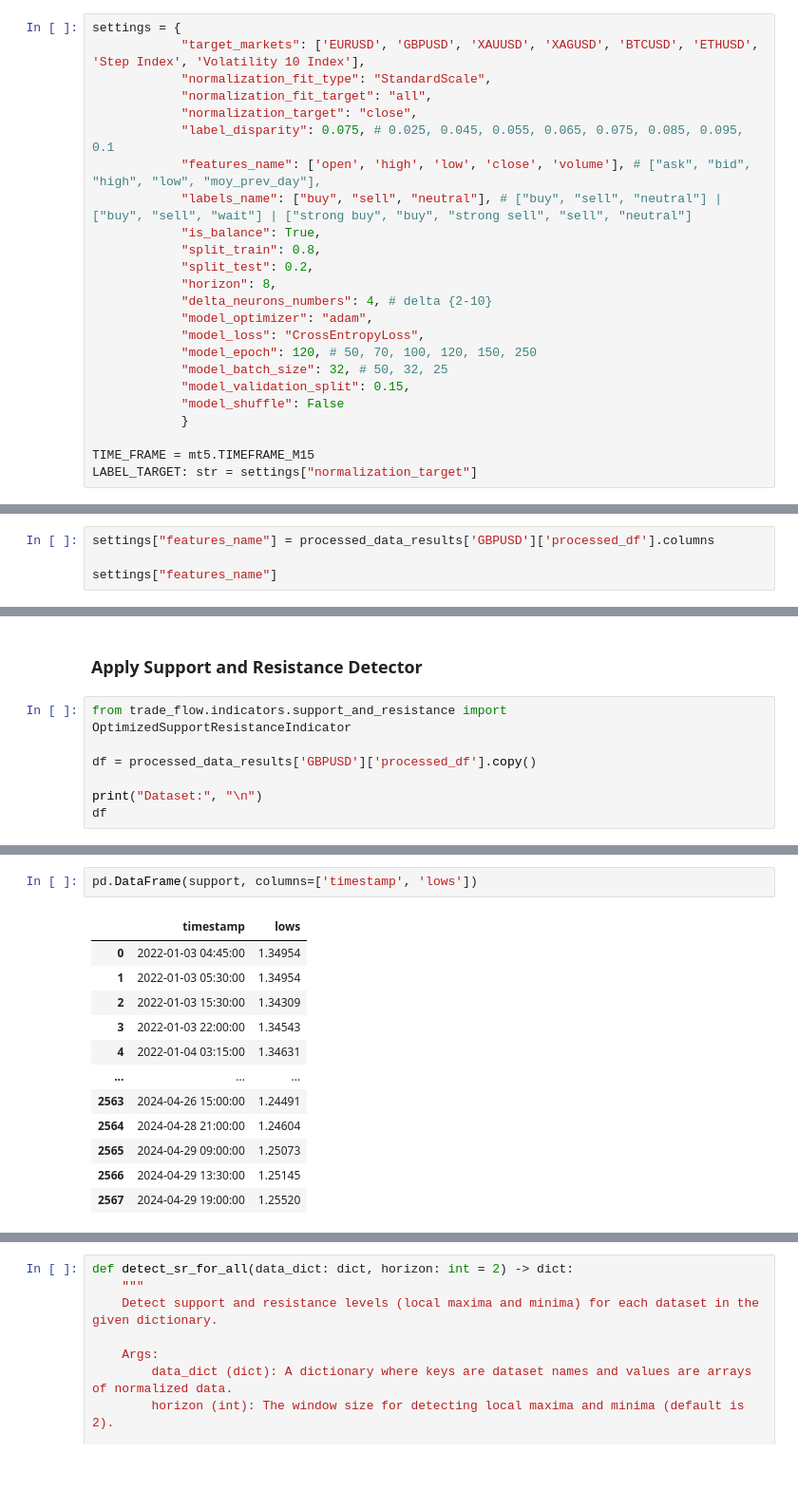
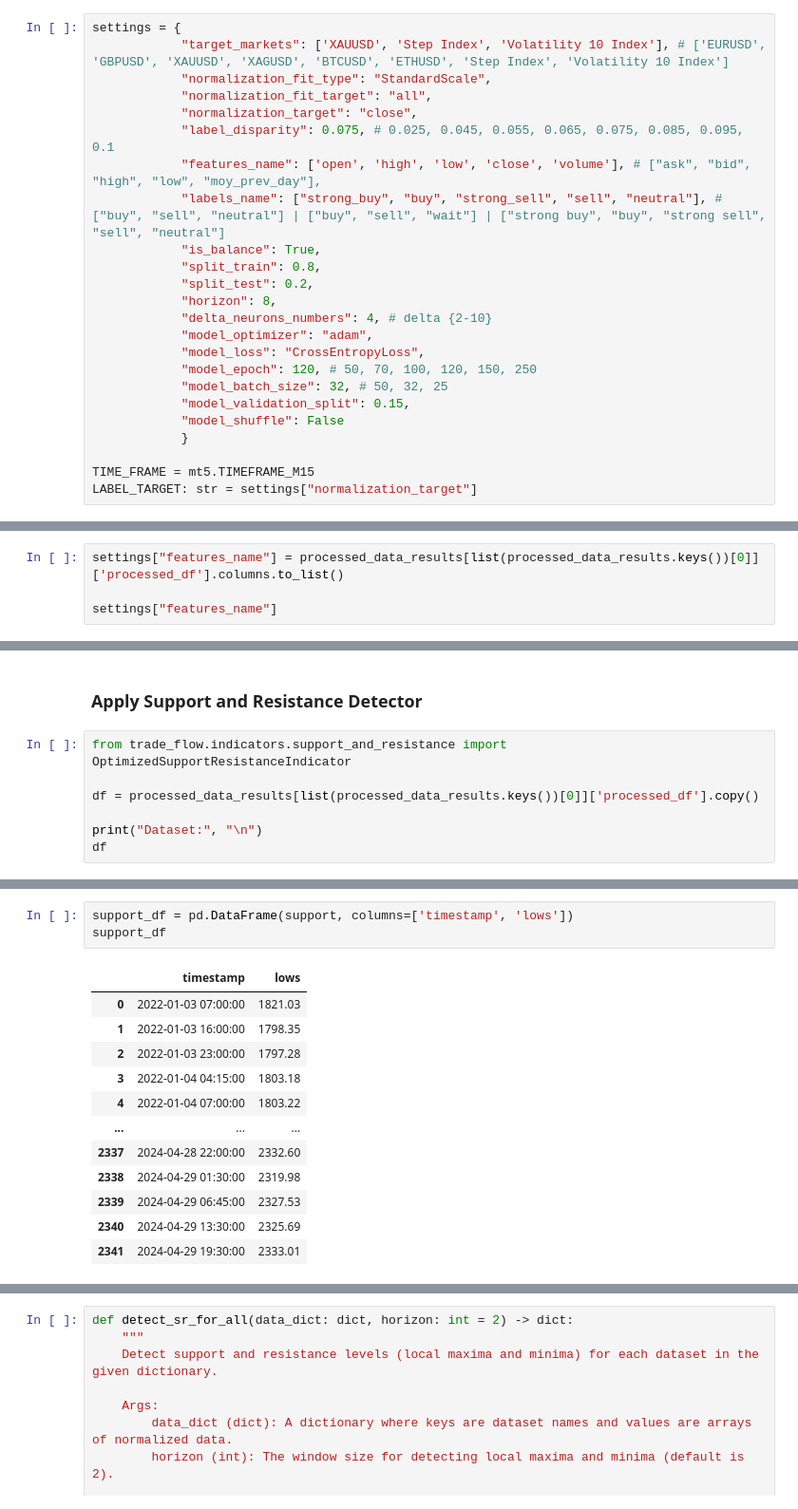
Before and after one commit to fortesenselabs/trade_flow, a Jupyter notebook: packages/tf_trade/notebooks/tft_model_experiments.ipynb, the cells around one changed output, grey strips where cells are left out. Shown at 95% size. Cells and saved outputs as stored; diff of their text form; blank space fills up the shorter version.

```diff
--- a/packages/tf_trade/notebooks/tft_model_experiments.ipynb
+++ b/packages/tf_trade/notebooks/tft_model_experiments.ipynb
@@ -1161,13 +1150,13 @@ Thus, the model is expected to predict up to 2 hours into the future using a 120
 Mins in a day = 24 * 60 * 60 = 93600
 # %%
 settings = {
-            "target_markets": ['EURUSD', 'GBPUSD', 'XAUUSD', 'XAGUSD', 'BTCUSD', 'ETHUSD', 'Step Index', 'Volatility 10 Index'],
+            "target_markets": ['XAUUSD', 'Step Index', 'Volatility 10 Index'], # ['EURUSD', 'GBPUSD', 'XAUUSD', 'XAGUSD', 'BTCUSD', 'ETHUSD', 'Step Index', 'Volatility 10 Index']
             "normalization_fit_type": "StandardScale",
             "normalization_fit_target": "all",
             "normalization_target": "close",
             "label_disparity": 0.075, # 0.025, 0.045, 0.055, 0.065, 0.075, 0.085, 0.095, 0.1
             "features_name": ['open', 'high', 'low', 'close', 'volume'], # ["ask", "bid", "high", "low", "moy_prev_day"],
-            "labels_name": ["buy", "sell", "neutral"], # ["buy", "sell", "neutral"] | ["buy", "sell", "wait"] | ["strong buy", "buy", "strong sell", "sell", "neutral"]
+            "labels_name": ["strong_buy", "buy", "strong_sell", "sell", "neutral"], # ["buy", "sell", "neutral"] | ["buy", "sell", "wait"] | ["strong buy", "buy", "strong sell", "sell", "neutral"]
             "is_balance": True,
             "split_train": 0.8,
             "split_test": 0.2,
@@ -1327,5 +1289,5 @@ for name, data in processed_data_results.items():
 # %%
-settings["features_name"] = processed_data_results['GBPUSD']['processed_df'].columns
+settings["features_name"] = processed_data_results[list(processed_data_results.keys())[0]]['processed_df'].columns.to_list()
 
 settings["features_name"]
 # %% [output]
@@ -1341,7 +1313,7 @@ Index(['open', 'high', 'low', 'close', 'tick_volume', 'spread', 'real_volume',
 # %%
 from trade_flow.indicators.support_and_resistance import OptimizedSupportResistanceIndicator
 
-df = processed_data_results['GBPUSD']['processed_df'].copy()
+df = processed_data_results[list(processed_data_results.keys())[0]]['processed_df'].copy()
 
 print("Dataset:", "\n")
 df
@@ -1395,15 +1367,16 @@ Detected Resistance Levels: [(numpy.datetime64('2022-01-03T01:15:00.000000000'),
 # %%
-pd.DataFrame(support, columns=['timestamp', 'lows'])
+support_df = pd.DataFrame(support, columns=['timestamp', 'lows'])
+support_df
 # %% [output]
 |  | timestamp | lows |
-| 0 | 2022-01-03 04:45:00 | 1.34954 |
-| 1 | 2022-01-03 05:30:00 | 1.34954 |
-| 2 | 2022-01-03 15:30:00 | 1.34309 |
-| 3 | 2022-01-03 22:00:00 | 1.34543 |
-| 4 | 2022-01-04 03:15:00 | 1.34631 |
+| 0 | 2022-01-03 07:00:00 | 1821.03 |
+| 1 | 2022-01-03 16:00:00 | 1798.35 |
+| 2 | 2022-01-03 23:00:00 | 1797.28 |
+| 3 | 2022-01-04 04:15:00 | 1803.18 |
+| 4 | 2022-01-04 07:00:00 | 1803.22 |
 | ... | ... | ... |
-| 2563 | 2024-04-26 15:00:00 | 1.24491 |
-| 2564 | 2024-04-28 21:00:00 | 1.24604 |
-| 2565 | 2024-04-29 09:00:00 | 1.25073 |
-| 2566 | 2024-04-29 13:30:00 | 1.25145 |
-| 2567 | 2024-04-29 19:00:00 | 1.25520 |
+| 2337 | 2024-04-28 22:00:00 | 2332.60 |
+| 2338 | 2024-04-29 01:30:00 | 2319.98 |
+| 2339 | 2024-04-29 06:45:00 | 2327.53 |
+| 2340 | 2024-04-29 13:30:00 | 2325.69 |
+| 2341 | 2024-04-29 19:30:00 | 2333.01 |
```
Also changed, not shown: parts of 75 cells of this notebook.
